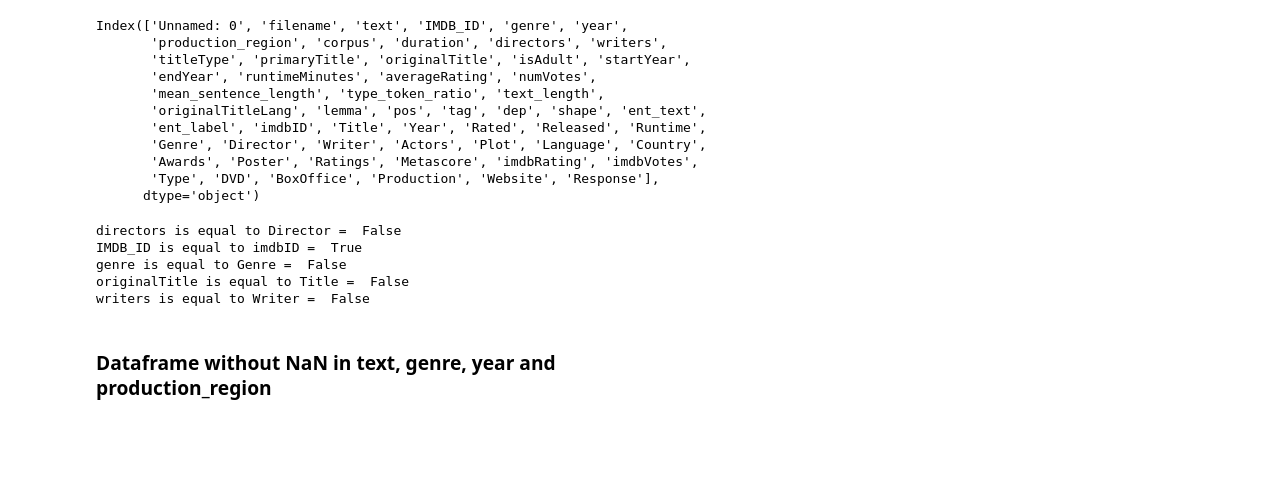
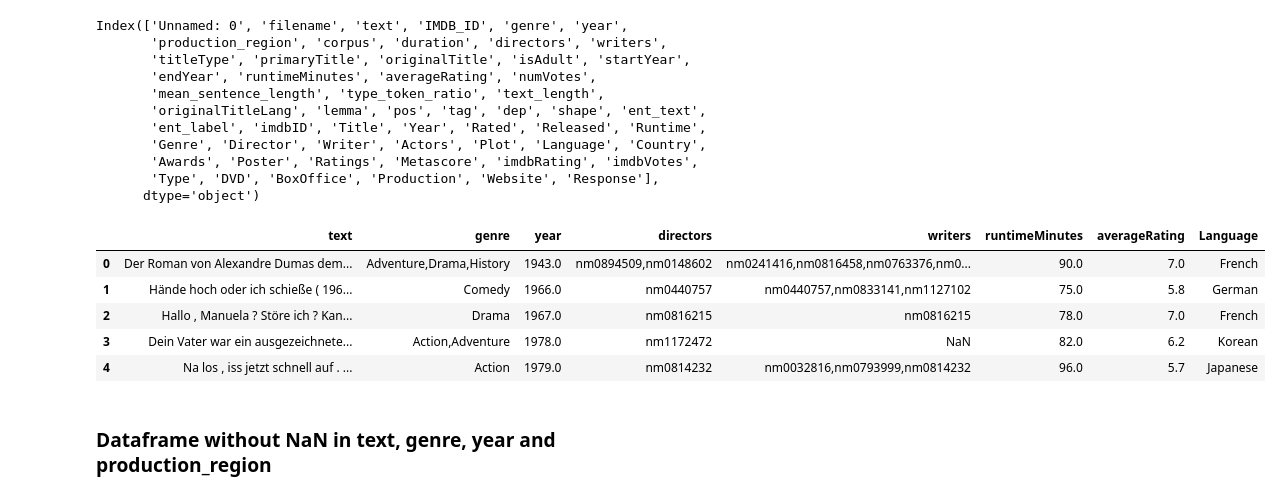
Before and after one commit to LennartKeller/SubtitleClustering, a Jupyter notebook: notebooks/Diana_ClusteringLanguage.ipynb, the cells around one changed output. Saved outputs shown, nothing was run; the diff lists cells and outputs as text; code cells hidden in the pictures; blank space fills up the shorter version.

```diff
--- a/notebooks/Diana_ClusteringLanguage.ipynb
+++ b/notebooks/Diana_ClusteringLanguage.ipynb
@@ -47,41 +47,14 @@ Index(['Unnamed: 0', 'filename', 'text', 'IMDB_ID', 'genre', 'year',
        'Type', 'DVD', 'BoxOffice', 'Production', 'Website', 'Response'],
       dtype='object')
 # %%
-a = df.directors
-b = df.Director
-print('directors is equal to Director = ', a.equals(b))
-
-c = df.IMDB_ID
-d = df.imdbID
-print('IMDB_ID is equal to imdbID = ', c.equals(d))
-
-e = df.genre
-f = df.Genre
-print('genre is equal to Genre = ', e.equals(f))
-
-g = df.originalTitle
-h = df.Title
-print('originalTitle is equal to Title = ', g.equals(h))
-
-i = df.writers
-j = df.Writer
-print('writers is equal to Writer = ', i.equals(j))
-
-#titleType', 'primaryTitle', 'originalTitle', 'isAdult', 'startYear',
- #      'endYear', 'runtimeMinutes', 'averageRating', 'numVotes',
-  #     'mean_sentence_length', 'type_token_ratio', 'text_length',
-   #    'originalTitleLang', 'lemma', 'pos', 'tag', 'dep', 'shape', '',
-    #   'ent_label', 'imdbID', 'Title', 'Year', 'Rated', 'Released', 'Runtime',
-     #  'Genre', 'Director', 'Writer', 'Actors', 'Plot', 'Language', 'Country',
-      # 'Awards', 'Poster', 'Ratings', 'Metascore', 'imdbRating', 'imdbVotes',
-       #'Type', 'DVD', 'BoxOffice', 'Production', 'Website', 'Response'],
-      #dtype='object'
+df.drop(['Unnamed: 0', 'filename', 'IMDB_ID', 'production_region', 'corpus', 'duration', 'titleType', 'primaryTitle', 'originalTitle', 'isAdult','endYear', 'startYear', 'numVotes', 'mean_sentence_length', 'type_token_ratio', 'text_length', 'originalTitleLang', 'lemma', 'pos', 'tag', 'dep', 'shape', 'ent_text','ent_label', 'imdbID', 'Title', 'Year', 'Rated', 'Released', 'Runtime', 'Genre', 'Director', 'Writer', 'Actors', 'Plot', 'Country', 'Awards', 'Poster', 'Ratings', 'Metascore', 'imdbRating', 'imdbVotes', 'Type', 'DVD', 'BoxOffice', 'Production', 'Website', 'Response'], axis=1).head()
 # %% [output]
-directors is equal to Director =  False
-IMDB_ID is equal to imdbID =  True
-genre is equal to Genre =  False
-originalTitle is equal to Title =  False
-writers is equal to Writer =  False
+|  | text | genre | year | directors | writers | runtimeMinutes | averageRating | Language |
+| 0 | Der Roman von Alexandre Dumas dem... | Adventure,Drama,History | 1943.0 | nm0894509,nm0148602 | nm0241416,nm0816458,nm0763376,nm0... | 90.0 | 7.0 | French |
+| 1 | Hände hoch oder ich schieße ( 196... | Comedy | 1966.0 | nm0440757 | nm0440757,nm0833141,nm1127102 | 75.0 | 5.8 | German |
+| 2 | Hallo , Manuela ? Störe ich ? Kan... | Drama | 1967.0 | nm0816215 | nm0816215 | 78.0 | 7.0 | French |
+| 3 | Dein Vater war ein ausgezeichnete... | Action,Adventure | 1978.0 | nm1172472 | NaN | 82.0 | 6.2 | Korean |
+| 4 | Na los , iss jetzt schnell auf . ... | Action | 1979.0 | nm0814232 | nm0032816,nm0793999,nm0814232 | 96.0 | 5.7 | Japanese |
 # %% [markdown]
 ### **Dataframe without NaN in text, genre, year and production_region**
 # %%
```
Also changed, not shown: parts of 15 cells of this notebook, 1 other file.
